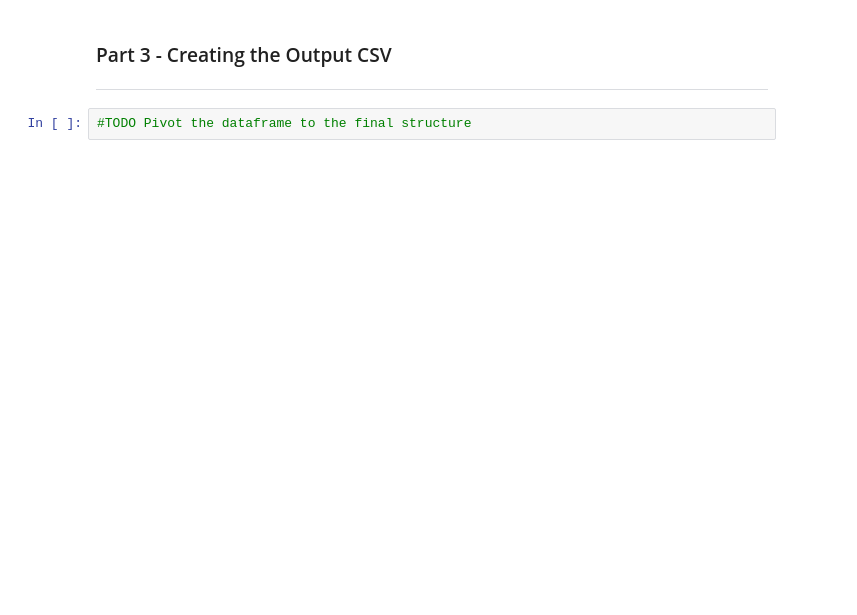
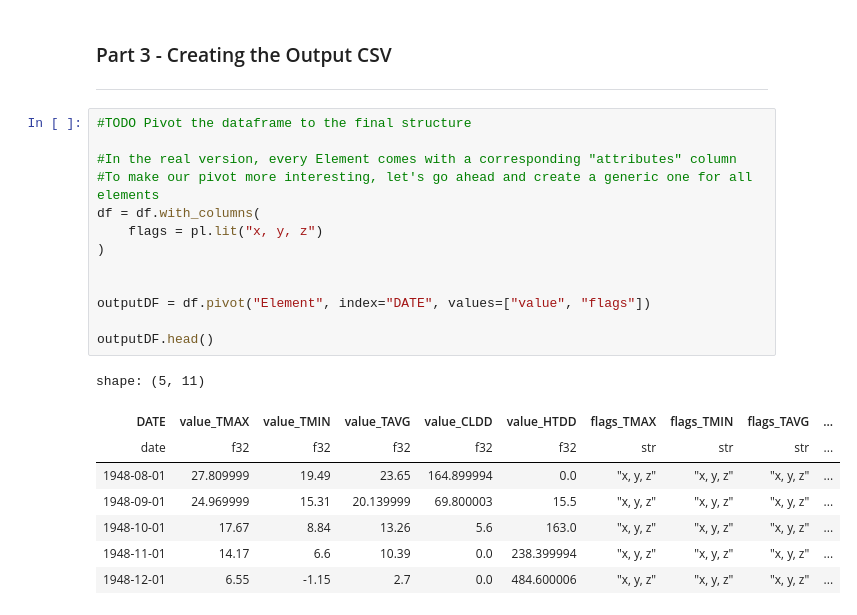
Before and after one commit to brodie-vidrine/Breaking-out-of-the-Loop, a Jupyter notebook: SciPy_Polars.ipynb, the cells around one changed output. Cells and saved outputs as stored; diff of their text form; blank space fills up the shorter version.

Commit message:
Pivoted and Written

```diff
--- a/SciPy_Polars.ipynb
+++ b/SciPy_Polars.ipynb
@@ -443,4 +449,24 @@ shape: (4_595, 3)
 ***
 # %%
 #TODO Pivot the dataframe to the final structure
+
+#In the real version, every Element comes with a corresponding "attributes" column
+#To make our pivot more interesting, let's go ahead and create a generic one for all elements
+df = df.with_columns(
+    flags = pl.lit("x, y, z")
+)
+
+
+outputDF = df.pivot("Element", index="DATE", values=["value", "flags"])
+
+outputDF.head()
+# %% [output]
+shape: (5, 11)
+| DATE | value_TMAX | value_TMIN | value_TAVG | value_CLDD | value_HTDD | flags_TMAX | flags_TMIN | flags_TAVG | ... |
+| date | f32 | f32 | f32 | f32 | f32 | str | str | str | ... |
+| 1948-08-01 | 27.809999 | 19.49 | 23.65 | 164.899994 | 0.0 | "x, y, z" | "x, y, z" | "x, y, z" | ... |
+| 1948-09-01 | 24.969999 | 15.31 | 20.139999 | 69.800003 | 15.5 | "x, y, z" | "x, y, z" | "x, y, z" | ... |
+| 1948-10-01 | 17.67 | 8.84 | 13.26 | 5.6 | 163.0 | "x, y, z" | "x, y, z" | "x, y, z" | ... |
+| 1948-11-01 | 14.17 | 6.6 | 10.39 | 0.0 | 238.399994 | "x, y, z" | "x, y, z" | "x, y, z" | ... |
+| 1948-12-01 | 6.55 | -1.15 | 2.7 | 0.0 | 484.600006 | "x, y, z" | "x, y, z" | "x, y, z" | ... |
 # %%
```
Also changed, not shown: parts of 2 cells of this notebook.
